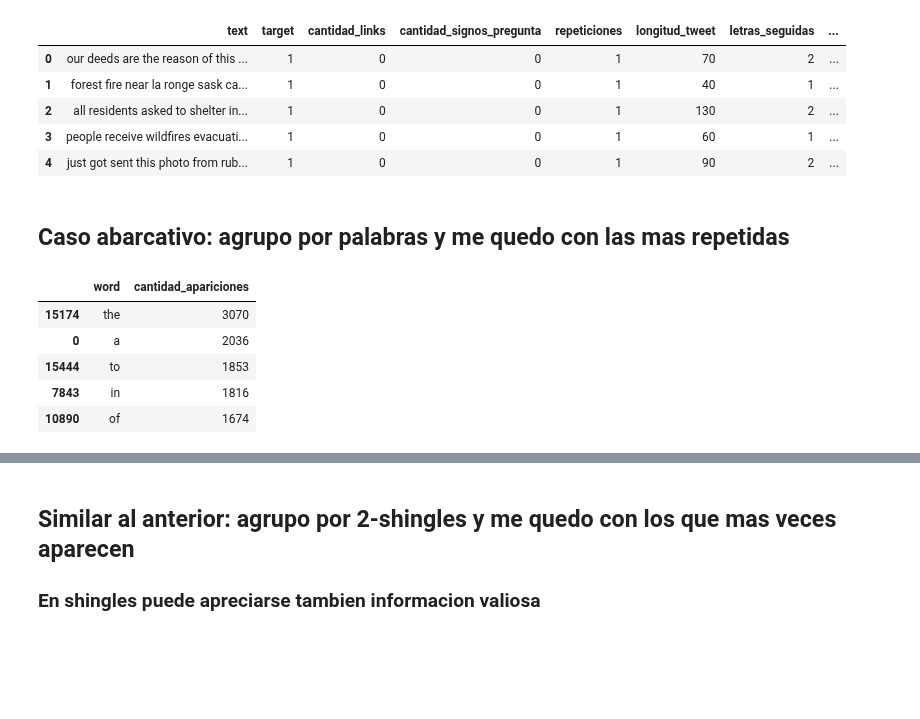
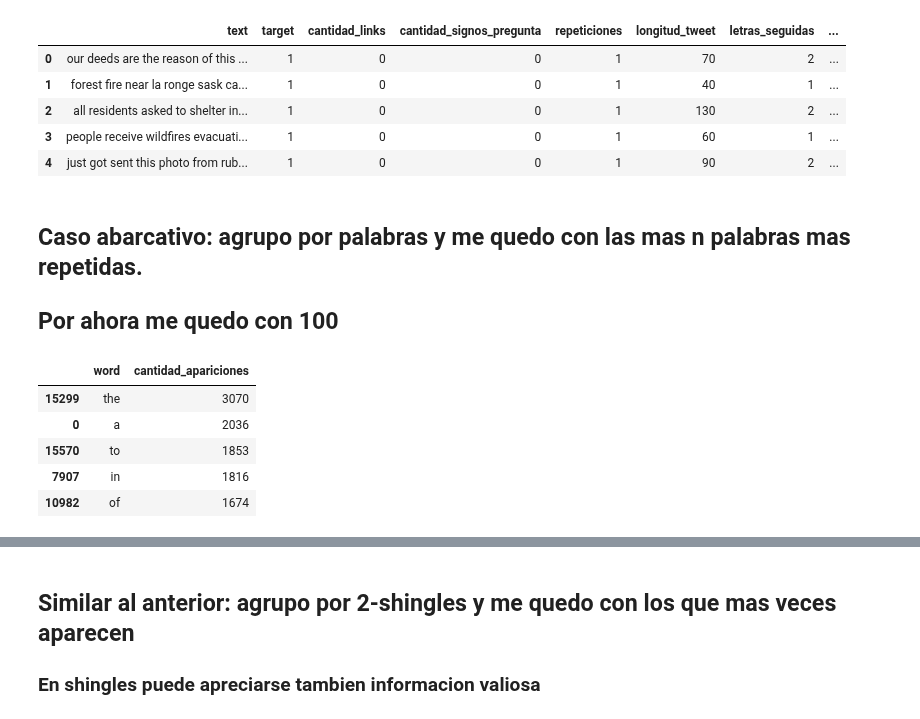
Before and after one commit to andi-carretero/TP2_Datos, a Jupyter notebook: Data_cleanner.ipynb, the cells around one changed output, grey strips where cells are left out. Saved outputs shown, nothing was run; the diff lists cells and outputs as text; code cells hidden in the pictures; blank space fills up the shorter version.

```diff
--- a/Data_cleanner.ipynb
+++ b/Data_cleanner.ipynb
@@ -186,7 +189,7 @@ test_limpio['letras_seguidas'] = test_limpio['text'].apply(lambda x: letras_repe
 letras_seguidas_train = train_limpio['letras_seguidas']
 letras_seguidas_test = test_limpio['letras_seguidas']
 # %%
-#Remuevo esas palabras, x ahora las dejo
-train_limpio['text'] = train_limpio['text'].apply(lambda x: remover_palabras_con_letras_repetidas(x.split(' ')))
-test_limpio['text'] = test_limpio['text'].apply(lambda x: remover_palabras_con_letras_repetidas(x.split(' ')))
-train_limpio.head(2)
+#Remuevo esas palabras de los textos
+#train_limpio['text'] = train_limpio['text'].apply(lambda x: remover_palabras_con_letras_repetidas(x.split(' ')))
+#test_limpio['text'] = test_limpio['text'].apply(lambda x: remover_palabras_con_letras_repetidas(x.split(' ')))
+#train_limpio.head(2)
@@ -286,24 +277,27 @@ train_limpio.head()
 | 3 | people receive wildfires evacuati... | 1 | 0 | 0 | 1 | 60 | 1 | ... |
 | 4 | just got sent this photo from rub... | 1 | 0 | 0 | 1 | 90 | 2 | ... |
 # %% [markdown]
-## Caso abarcativo: agrupo por palabras y me quedo con las mas repetidas
+## Caso abarcativo: agrupo por palabras y me quedo con las mas n palabras mas repetidas.
+## Por ahora me quedo con 100
+# %%
+valor_n = 200
 # %%
 import re
 from string import punctuation
 
 palabras_por_separado = train_limpio.copy()
 palabras_por_separado.set_index(['target'],inplace=True)
 palabras_por_separado = palabras_por_separado['text'].str.split(expand=True).stack().to_frame()
 palabras_por_separado.columns = ['word']
 palabras_por_separado['word'] = palabras_por_separado['word'].str.replace(rf'[{punctuation}]', '')
 palabras_por_separado.reset_index(inplace=True)
 del palabras_por_separado['level_1']
-palabras_mas_comunes = palabras_por_separado.groupby('word')['target'].count().rename('cantidad_apariciones').reset_index().nlargest(400,'cantidad_apariciones')
+palabras_mas_comunes = palabras_por_separado.groupby('word')['target'].count().rename('cantidad_apariciones').reset_index().nlargest(valor_n,'cantidad_apariciones')
 palabras_mas_comunes.head()
 # %% [output]
 |  | word | cantidad_apariciones |
-| 15174 | the | 3070 |
+| 15299 | the | 3070 |
 | 0 | a | 2036 |
-| 15444 | to | 1853 |
-| 7843 | in | 1816 |
-| 10890 | of | 1674 |
+| 15570 | to | 1853 |
+| 7907 | in | 1816 |
+| 10982 | of | 1674 |
```
Also changed, not shown: parts of 19 cells of this notebook.
